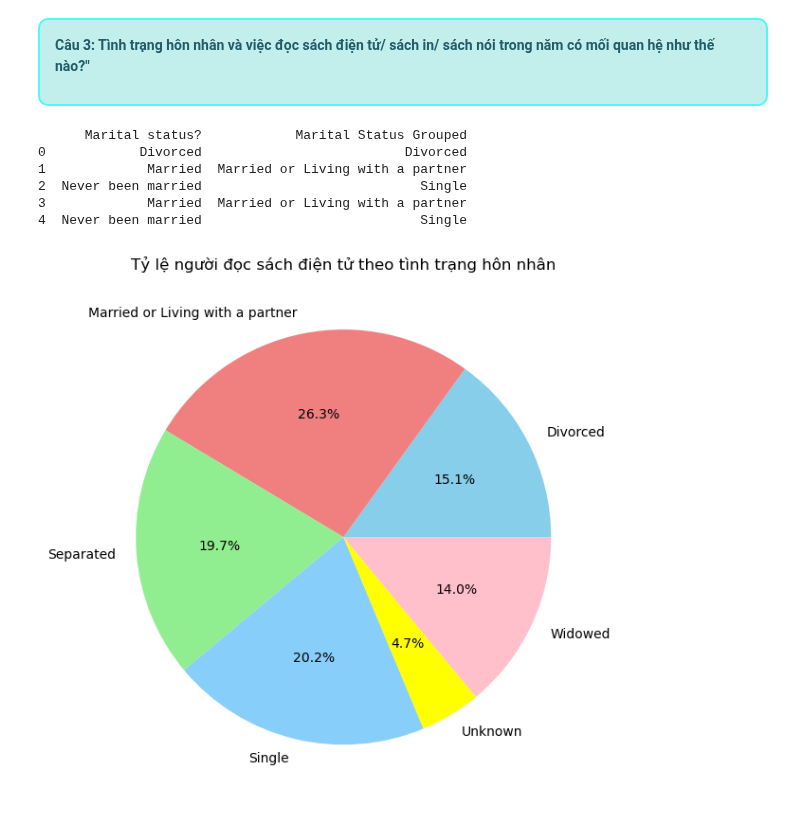
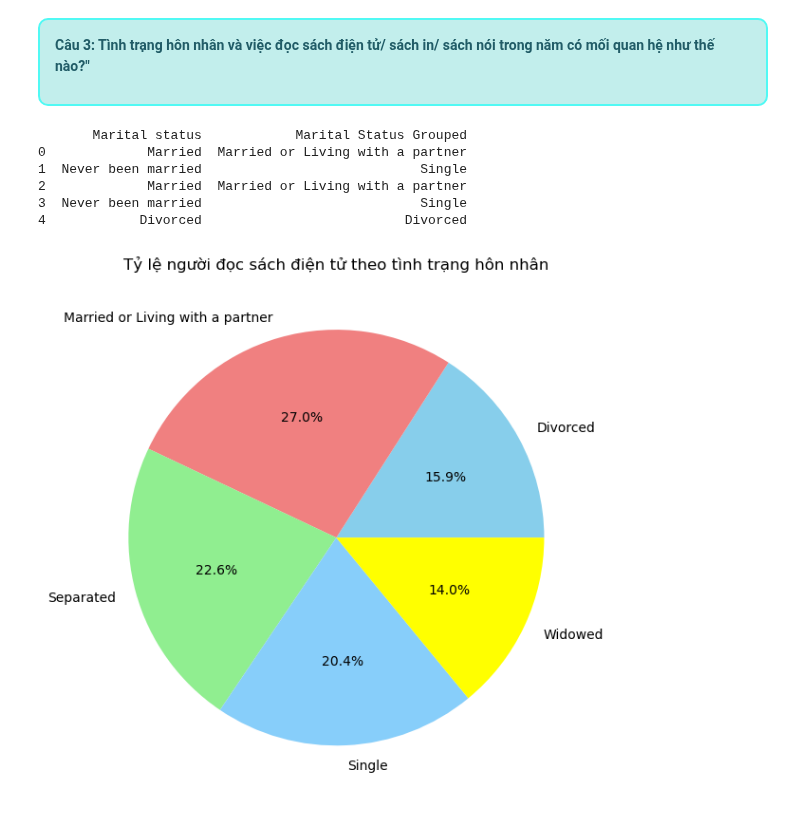
Before and after one commit to neyngnn/LTKHDL, a Jupyter notebook: que_LTKHDL.ipynb, the cells around one changed output. Cells and saved outputs as stored; diff of their text form; code cells hidden in the pictures.

```diff
--- a/que_LTKHDL.ipynb
+++ b/que_LTKHDL.ipynb
@@ -4,6 +4,6 @@ import seaborn as sns
 import pandas as pd
 # %%
 # Đọc dữ liệu từ tệp CSV
-df = pd.read_csv('./BigML_Dataset_5f50a62795a9306aa200003e.csv')
+df = pd.read_csv('./cleaned_data.csv')
 df
 # %% [output]
@@ -41,28 +41,28 @@ def map_marital_status(status):
     else:
         return 'Unknown'
 
-df['Marital Status Grouped'] = df['Marital status?'].apply(map_marital_status)
-print(df[['Marital status?', 'Marital Status Grouped']].head())
+df['Marital Status Grouped'] = df['Marital status'].apply(map_marital_status)
+print(df[['Marital status', 'Marital Status Grouped']].head())
 # %% [output]
-      Marital status?            Marital Status Grouped
-0            Divorced                          Divorced
-1             Married  Married or Living with a partner
-2  Never been married                            Single
-3             Married  Married or Living with a partner
-4  Never been married                            Single
+       Marital status            Marital Status Grouped
+0             Married  Married or Living with a partner
+1  Never been married                            Single
+2             Married  Married or Living with a partner
+3  Never been married                            Single
+4            Divorced                          Divorced
 # %%
-# Chuyển đổi cột 'Read any e-books during last 12months?' từ Yes/No thành 1/0
-df['Read any e-books during last 12months?'] = df['Read any e-books during last 12months?'].map({'Yes': 1, 'No': 0})
+# Chuyển đổi cột 'E-books?' từ Yes/No thành 1/0
+df['E-books?'] = df['E-books?'].map({'Yes': 1, 'No': 0})
 # Tính tỷ lệ trung bình người đọc sách điện tử cho mỗi nhóm tình trạng hôn nhân
-marital_e_books = df.groupby('Marital Status Grouped')['Read any e-books during last 12months?'].mean() # Sử dụng 'Marital Status Grouped' đã chuẩn hoá ở câu 1
+marital_e_books = df.groupby('Marital Status Grouped')['E-books?'].mean()
 
 # Vẽ biểu đồ tròn
 plt.figure(figsize=(8,6))
 marital_e_books.plot(kind='pie', autopct='%1.1f%%', colors=['skyblue', 'lightcoral', 'lightgreen', 'lightskyblue', 'yellow', 'pink'])
 plt.title('Tỷ lệ người đọc sách điện tử theo tình trạng hôn nhân')
 plt.ylabel('')
 plt.tight_layout()
 plt.show()
 # %% [output]
-[figure, old version]
+[figure, new version]
 # %%
```
Also changed, not shown: parts of 3 cells of this notebook.
